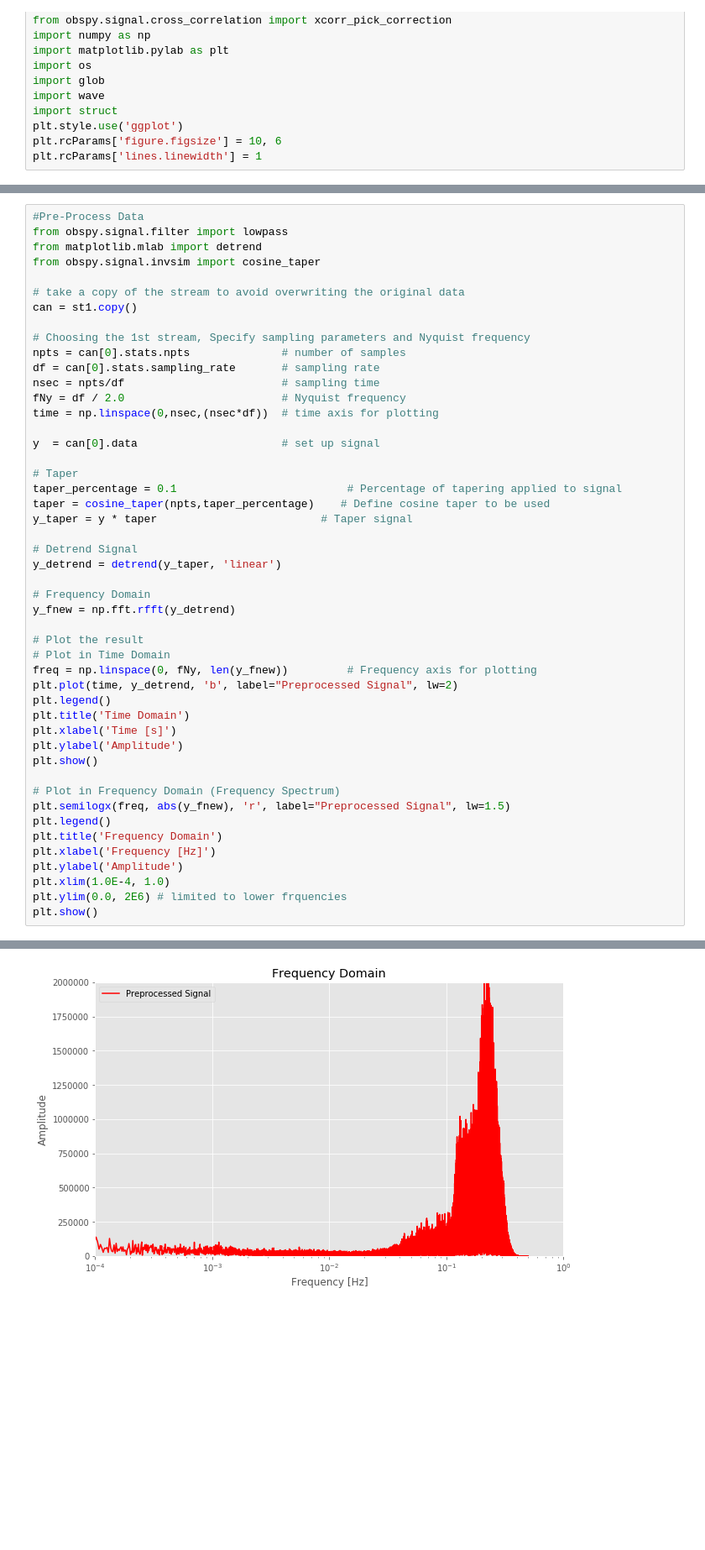
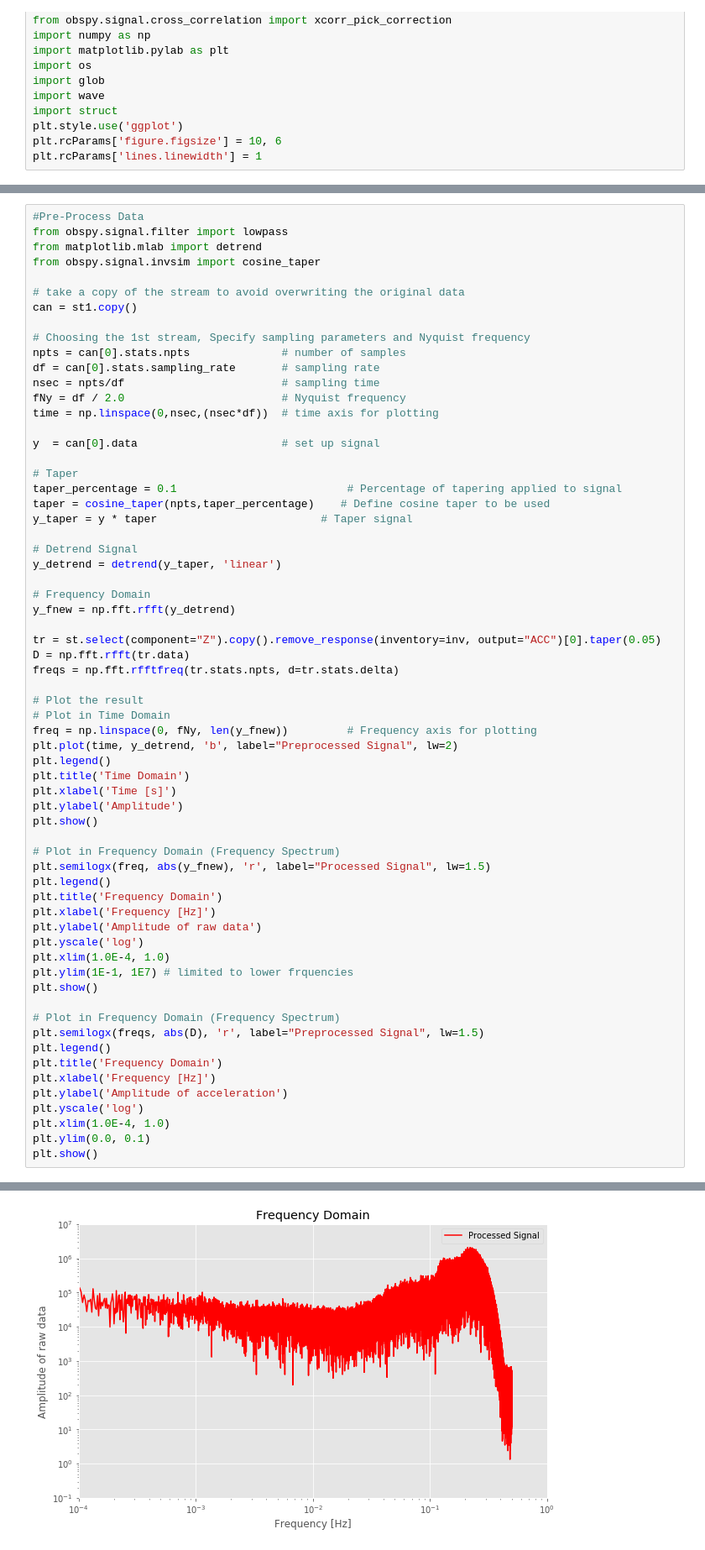
Before and after one commit to heinerigel/2017-JupyterNotebooksForGeophysics, a Jupyter notebook: Notebooks/05_SumatraEarthquake/Sumatra_PartA/CAN_noise.ipynb, the cells around one changed output, grey strips where cells are left out. Shown at 84% size. Cells and saved outputs as stored; diff of their text form; blank space fills up the shorter version.

```diff
--- a/Notebooks/05_SumatraEarthquake/Sumatra_PartA/CAN_noise.ipynb
+++ b/Notebooks/05_SumatraEarthquake/Sumatra_PartA/CAN_noise.ipynb
@@ -131,34 +131,50 @@ y  = can[0].data                      # set up signal
 
 # Taper
 taper_percentage = 0.1                          # Percentage of tapering applied to signal
 taper = cosine_taper(npts,taper_percentage)    # Define cosine taper to be used
 y_taper = y * taper                         # Taper signal
 
 # Detrend Signal
 y_detrend = detrend(y_taper, 'linear')
 
 # Frequency Domain
 y_fnew = np.fft.rfft(y_detrend)
 
+tr = st.select(component="Z").copy().remove_response(inventory=inv, output="ACC")[0].taper(0.05)
+D = np.fft.rfft(tr.data)
+freqs = np.fft.rfftfreq(tr.stats.npts, d=tr.stats.delta)
+
 # Plot the result
 # Plot in Time Domain
 freq = np.linspace(0, fNy, len(y_fnew))         # Frequency axis for plotting
 plt.plot(time, y_detrend, 'b', label="Preprocessed Signal", lw=2)
 plt.legend()
 plt.title('Time Domain')
 plt.xlabel('Time [s]')
 plt.ylabel('Amplitude')
 plt.show()
 
 # Plot in Frequency Domain (Frequency Spectrum)
-plt.semilogx(freq, abs(y_fnew), 'r', label="Preprocessed Signal", lw=1.5)
+plt.semilogx(freq, abs(y_fnew), 'r', label="Processed Signal", lw=1.5)
 plt.legend()
 plt.title('Frequency Domain')
 plt.xlabel('Frequency [Hz]')
-plt.ylabel('Amplitude')
+plt.ylabel('Amplitude of raw data')
+plt.yscale('log')
 plt.xlim(1.0E-4, 1.0)
-plt.ylim(0.0, 2E6) # limited to lower frquencies
+plt.ylim(1E-1, 1E7) # limited to lower frquencies
 plt.show()
+
+# Plot in Frequency Domain (Frequency Spectrum)
+plt.semilogx(freqs, abs(D), 'r', label="Preprocessed Signal", lw=1.5)
+plt.legend()
+plt.title('Frequency Domain')
+plt.xlabel('Frequency [Hz]')
+plt.ylabel('Amplitude of acceleration')
+plt.yscale('log')
+plt.xlim(1.0E-4, 1.0)
+plt.ylim(0.0, 0.1)
+plt.show()
 # %% [output]
 [figure]
-[figure, old version]
+[figure, new version]
```
Also changed, not shown: parts of 2 cells of this notebook, 1 other file.
